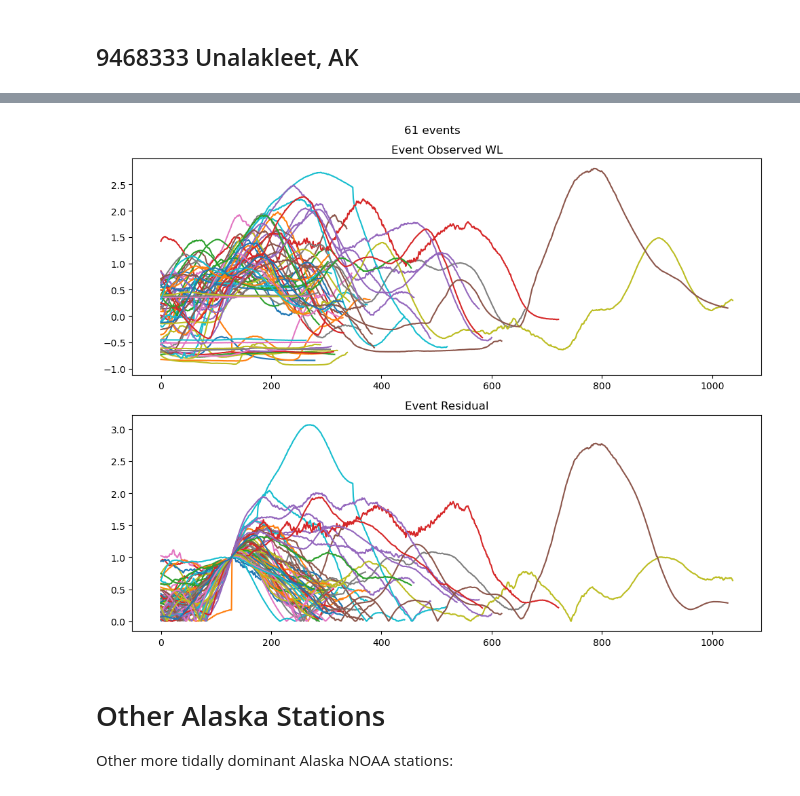
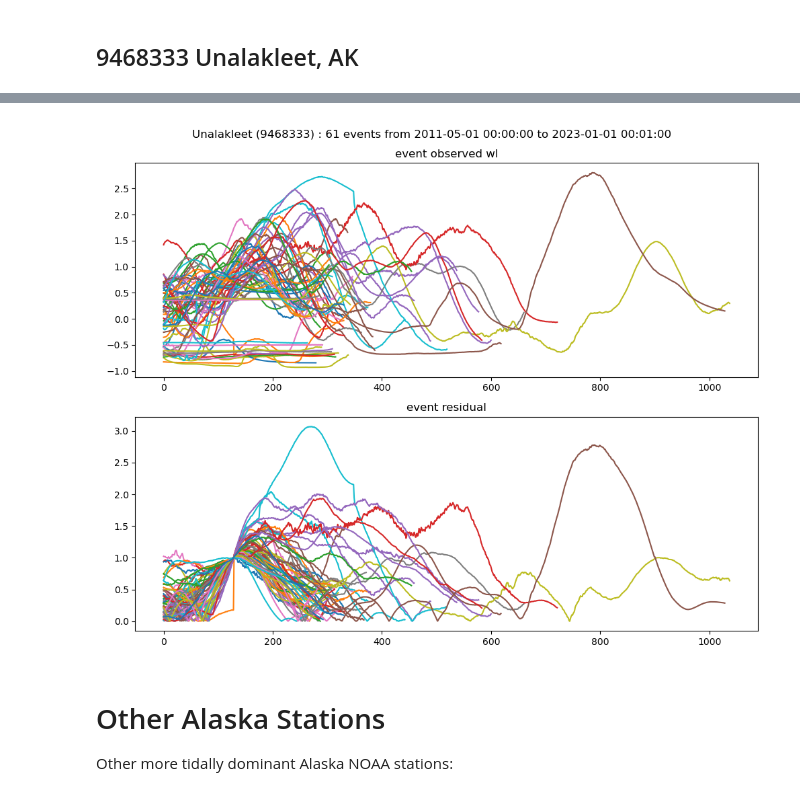
Before and after one commit to UT-CHG/pyadcirc, a Jupyter notebook: notebooks/NOAA_Scrape_Data.ipynb, the cells around one changed output, grey strips where cells are left out. Cells and saved outputs as stored; diff of their text form; code cells hidden in the pictures.

```diff
--- a/notebooks/NOAA_Scrape_Data.ipynb
+++ b/notebooks/NOAA_Scrape_Data.ipynb
@@ -585,2 +349,2 @@ end_date = pd.to_datetime("20230101 00:01")
 # %%
-rdd_data_results = noaa.pull_dataset(rdd, begin_date=begin_date, end_date=end_date)
+rdd_events = noaa.get_event_dataset(rdd, begin_date=rdd_begin_date, end_date=rdd_end_date)
@@ -657,2 +350,0 @@ def compile_dataset(data_results):
-# %%
-rdd_events = compile_dataset(rdd_data_results)
@@ -691,5 +383,5 @@ noaa.get_station_metadata(una), (f"https://tidesandcurrents.noaa.gov/stationhome
 # %%
-begin_date = pd.to_datetime("20110501 00:00")
-end_date = pd.to_datetime("20230101 00:01")
+una_begin_date = pd.to_datetime("20110501 00:00")
+una_end_date = pd.to_datetime("20230101 00:01")
 # %%
-una_events = noaa.get_event_dataset(una, begin_date=begin_date, end_date=end_date)
+una_events = noaa.get_event_dataset(una, begin_date=una_begin_date, end_date=una_end_date)
@@ -723,22 +409,22 @@ una_events
 # %%
 fig = plt.figure(figsize=(10, 8))
 ax1 = fig.add_subplot(2, 1, 1)
 ax2 = fig.add_subplot(2, 1, 2)
 
-for name, e in una_events.groupby('event id'):
-    ax1.plot(np.arange(0,len(e["water level"].values)), e["water level"].values)
-    ax2.plot(np.arange(0,len(e["difference"].values)), e["difference"].values)
+for name, e in una_events.groupby('Event ID'):
+    ax1.plot(np.arange(0,len(e["Water Level"].values)), e["Water Level"].values)
+    ax2.plot(np.arange(0,len(e["Difference"].values)), e["Difference"].values)
     # e["water level"].plot(ax=ax1)
     # e["difference"].plot(ax=ax2)
 
 ax1.set_title(f"event observed wl")
 ax2.set_title(f"event residual")
 
-plt.suptitle(f"{len(np.unique(una_events.index))} events")
+plt.suptitle(f"Unalakleet ({una}) : {len(np.unique(una_events.index))} events from {una_begin_date} to {una_end_date}")
 
 fig.tight_layout()
 # %% [output]
-[figure, old version]
+[figure, new version]
 # %% [markdown]
 # Other Alaska Stations
 
```
Also changed, not shown: parts of 41 cells of this notebook, 1 other file.
